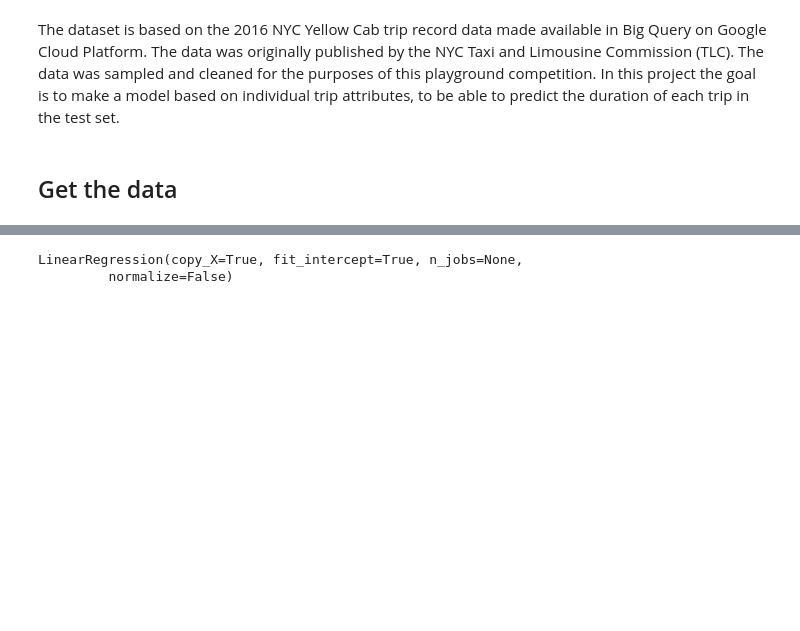
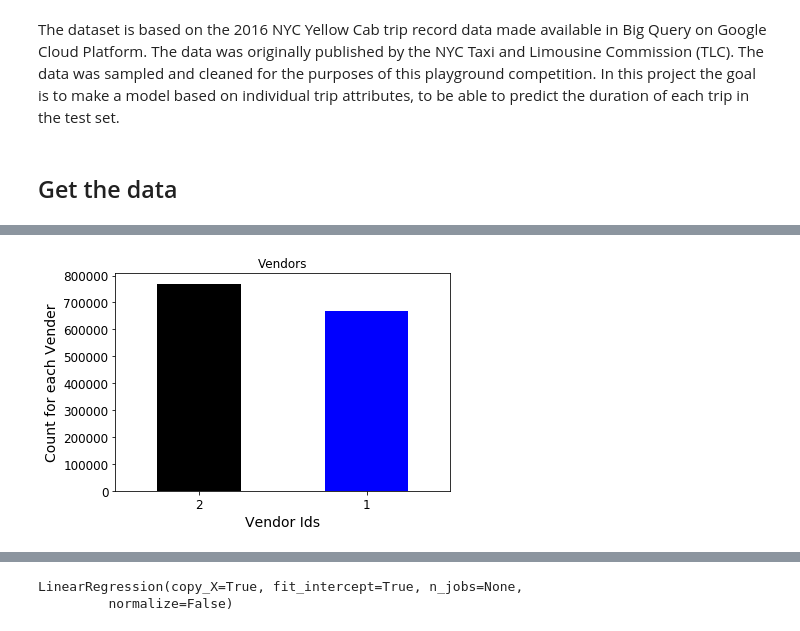
Before and after one commit to 181221/dat158ml-oblig2, a Jupyter notebook: taxi-trip.ipynb, the cells around one changed output, grey strips where cells are left out. Saved outputs shown, nothing was run; the diff lists cells and outputs as text; code cells hidden in the pictures; blank space fills up the shorter version.

```diff
--- a/taxi-trip.ipynb
+++ b/taxi-trip.ipynb
@@ -283,0 +187,8 @@ memory usage: 1.6 MB
+# %%
+train["vendor_id"].value_counts().plot(kind='bar',color=["black","blue"])
+plt.xticks(rotation='horizontal')
+plt.title("Vendors")
+plt.ylabel("Count for each Vender")
+plt.xlabel("Vendor Ids");
+# %% [output]
+[figure, added]
```
Also changed, not shown: parts of 54 cells of this notebook.
